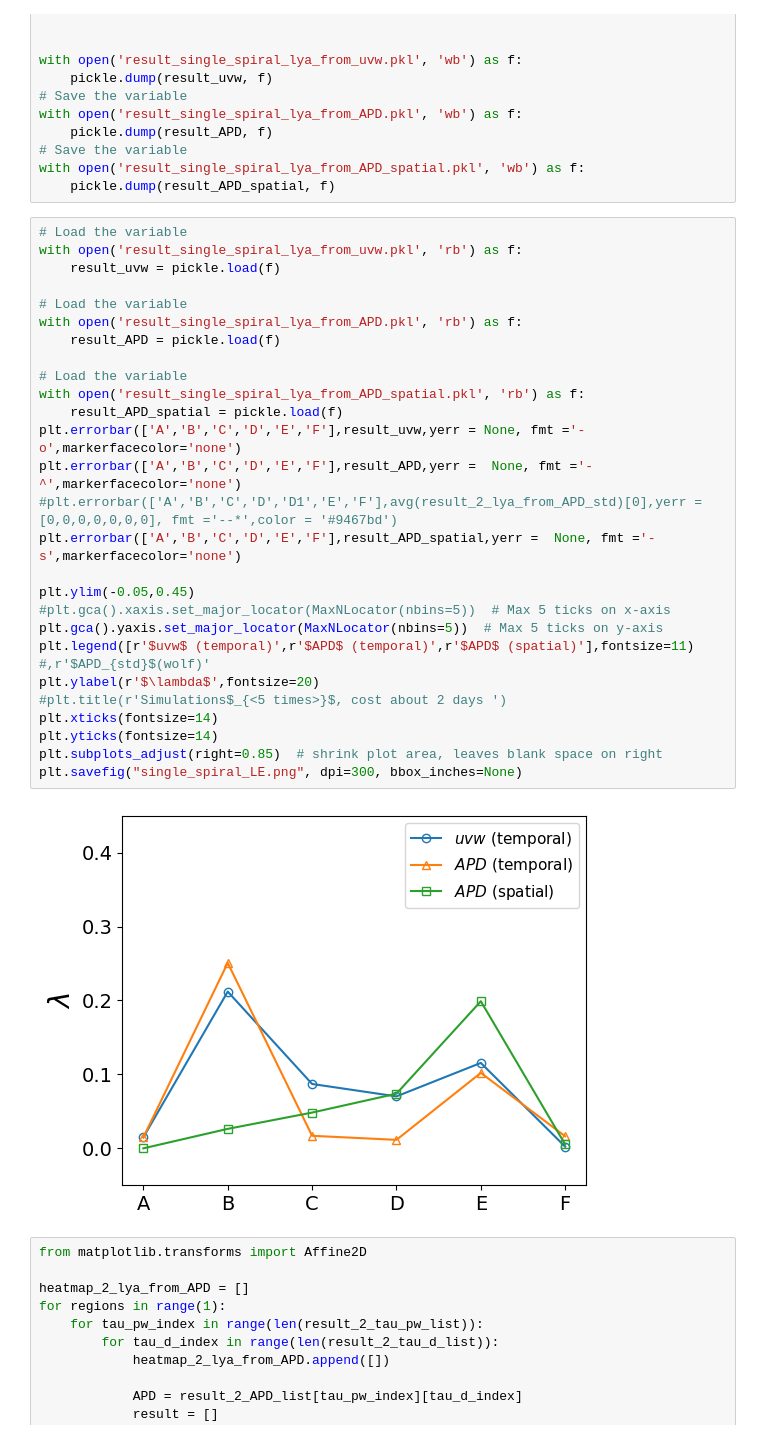
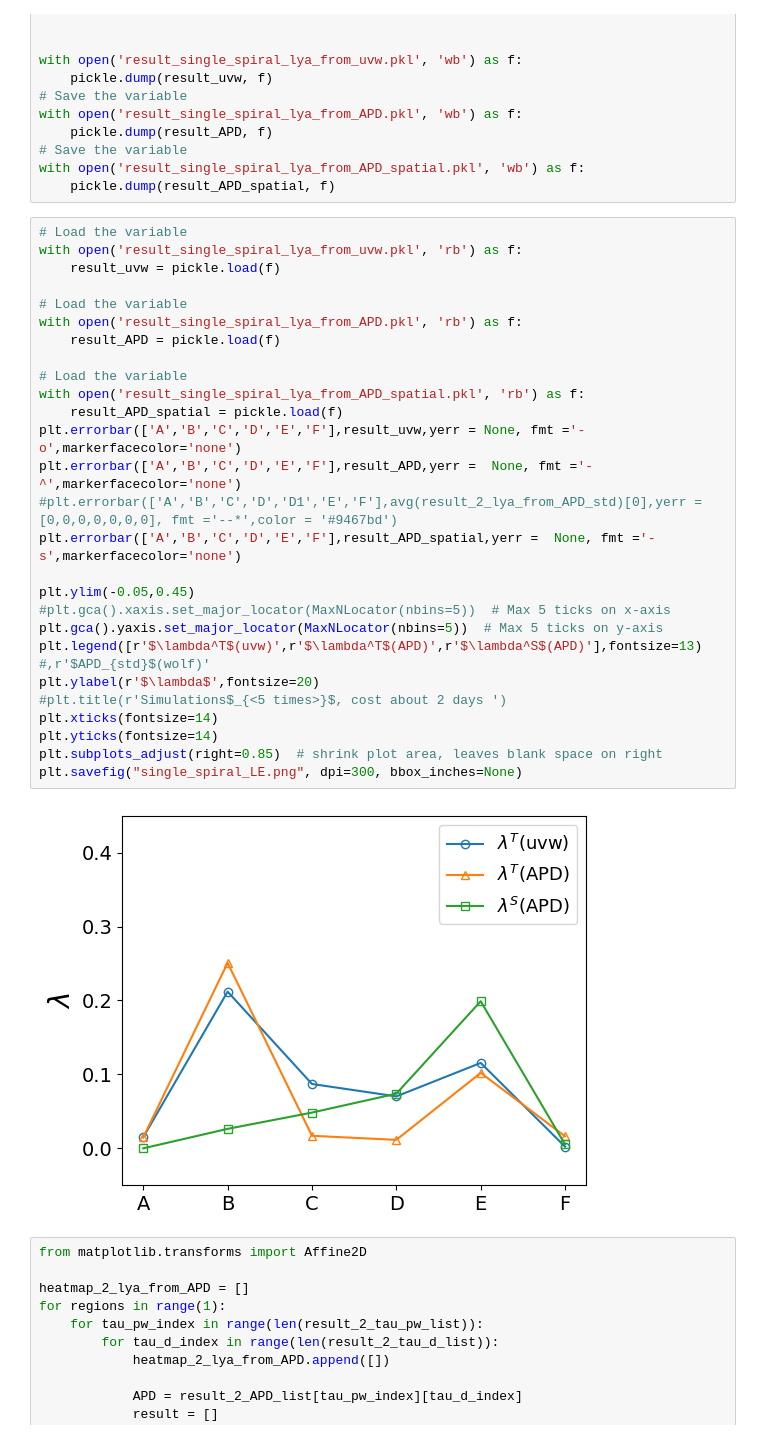
Before and after one commit to William-XiaodongAn/Quantifying-The-Complex-Spatiotemporal-Chaos-of-Cardiac-Fibrillation-in-Ionic-Models, a Jupyter notebook: analysis_ipynb_scripts/single_spiral.ipynb, the cells around one changed output. Drawn from its saved outputs; the diff is of its cells as text.

```diff
--- a/analysis_ipynb_scripts/single_spiral.ipynb
+++ b/analysis_ipynb_scripts/single_spiral.ipynb
@@ -965,32 +952,32 @@ with open('result_single_spiral_lya_from_APD_spatial.pkl', 'wb') as f:
 # %%
 # Load the variable
 with open('result_single_spiral_lya_from_uvw.pkl', 'rb') as f:
     result_uvw = pickle.load(f)
 
 # Load the variable
 with open('result_single_spiral_lya_from_APD.pkl', 'rb') as f:
     result_APD = pickle.load(f)
 
 # Load the variable
 with open('result_single_spiral_lya_from_APD_spatial.pkl', 'rb') as f:
     result_APD_spatial = pickle.load(f)
 plt.errorbar(['A','B','C','D','E','F'],result_uvw,yerr = None, fmt ='-o',markerfacecolor='none')
 plt.errorbar(['A','B','C','D','E','F'],result_APD,yerr =  None, fmt ='-^',markerfacecolor='none')
 #plt.errorbar(['A','B','C','D','D1','E','F'],avg(result_2_lya_from_APD_std)[0],yerr = [0,0,0,0,0,0,0], fmt ='--*',color = '#9467bd')
 plt.errorbar(['A','B','C','D','E','F'],result_APD_spatial,yerr =  None, fmt ='-s',markerfacecolor='none')
 
 plt.ylim(-0.05,0.45)
 #plt.gca().xaxis.set_major_locator(MaxNLocator(nbins=5))  # Max 5 ticks on x-axis
 plt.gca().yaxis.set_major_locator(MaxNLocator(nbins=5))  # Max 5 ticks on y-axis
-plt.legend([r'$uvw$ (temporal)',r'$APD$ (temporal)',r'$APD$ (spatial)'],fontsize=11) #,r'$APD_{std}$(wolf)'
+plt.legend([r'$\lambda^T$(uvw)',r'$\lambda^T$(APD)',r'$\lambda^S$(APD)'],fontsize=13) #,r'$APD_{std}$(wolf)'
 plt.ylabel(r'$\lambda$',fontsize=20)
 #plt.title(r'Simulations$_{<5 times>}$, cost about 2 days ')
 plt.xticks(fontsize=14)
 plt.yticks(fontsize=14)
 plt.subplots_adjust(right=0.85)  # shrink plot area, leaves blank space on right
 plt.savefig("single_spiral_LE.png", dpi=300, bbox_inches=None)
 # %% [output]
-[figure, old version]
+[figure, new version]
 # %%
 from matplotlib.transforms import Affine2D
 
```
Also changed, not shown: parts of 1 cell of this notebook, 9 other files.
